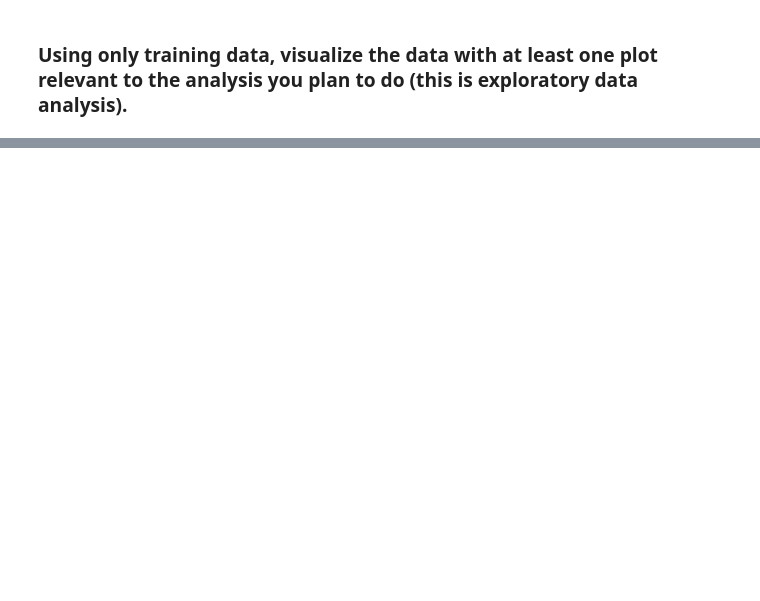
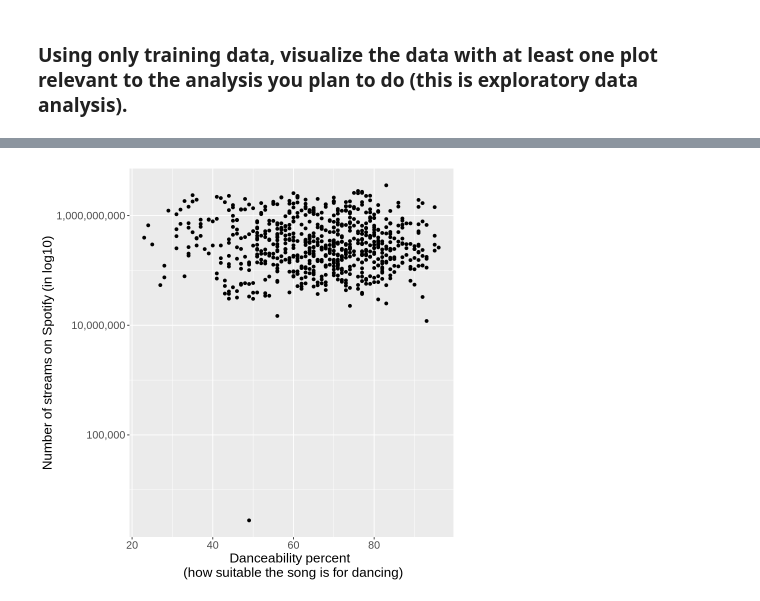
Before and after one commit to martin0wong/dsci100_project, a Jupyter notebook: Project_proposal.ipynb, the cells around one changed output, grey strips where cells are left out. Cells and saved outputs as stored; diff of their text form; code cells hidden in the pictures; blank space fills up the shorter version.

Commit message:
dance chart

```diff
--- a/Project_proposal.ipynb
+++ b/Project_proposal.ipynb
@@ -118,0 +119,9 @@ Warning message:
+# %%
+stream_dance <- ggplot(spotify_train, aes(x = danceability_percent, y = streams)) +
+                geom_point() +
+                labs(x = "Danceability percent \n (how suitable the song is for dancing)", y = "Number of streams on Spotify (in log10)") +
+                scale_y_log10(labels = label_comma()) +
+                theme(text = element_text(size = 16))
+stream_dance
+# %% [output]
+[figure, added]
```
Also changed, not shown: parts of 2 cells of this notebook.
